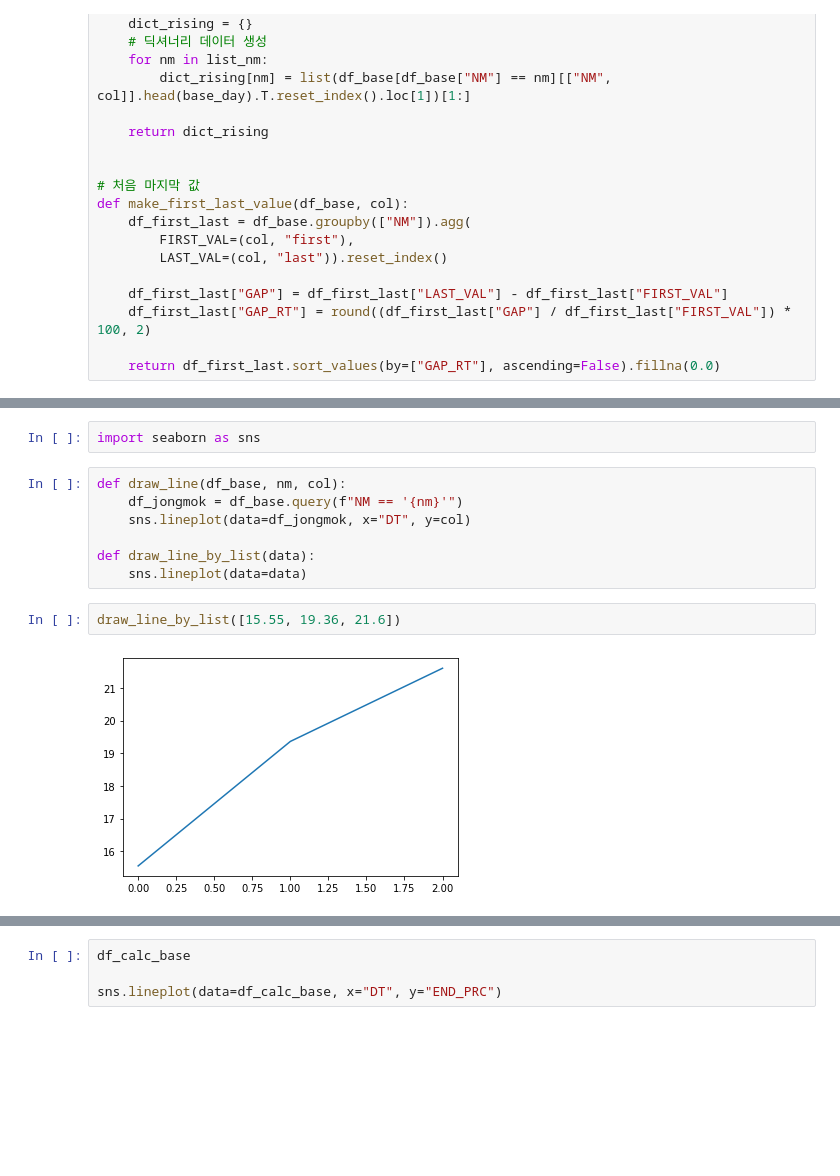
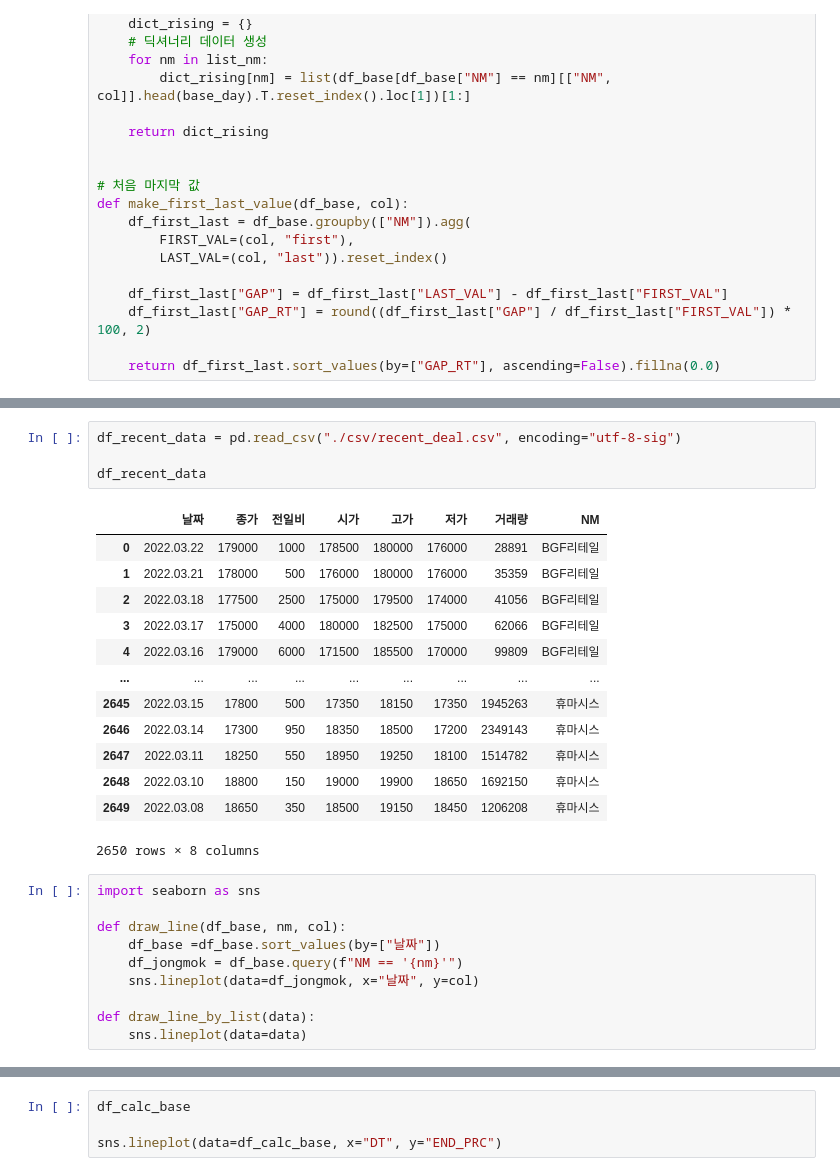
Before and after one commit to etlers/jupyter, a Jupyter notebook: investment/balance_sheet.ipynb, the cells around one changed output, grey strips where cells are left out. Saved outputs shown, nothing was run; the diff lists cells and outputs as text; blank space fills up the shorter version.

```diff
--- a/investment/balance_sheet.ipynb
+++ b/investment/balance_sheet.ipynb
@@ -474,13 +501,28 @@ df_selected[list_columns]
-# %%
-import seaborn as sns
+# %%
+df_recent_data = pd.read_csv("./csv/recent_deal.csv", encoding="utf-8-sig")
+
+df_recent_data
+# %% [output]
+|  | 날짜 | 종가 | 전일비 | 시가 | 고가 | 저가 | 거래량 | NM |
+| 0 | 2022.03.22 | 179000 | 1000 | 178500 | 180000 | 176000 | 28891 | BGF리테일 |
+| 1 | 2022.03.21 | 178000 | 500 | 176000 | 180000 | 176000 | 35359 | BGF리테일 |
+| 2 | 2022.03.18 | 177500 | 2500 | 175000 | 179500 | 174000 | 41056 | BGF리테일 |
+| 3 | 2022.03.17 | 175000 | 4000 | 180000 | 182500 | 175000 | 62066 | BGF리테일 |
+| 4 | 2022.03.16 | 179000 | 6000 | 171500 | 185500 | 170000 | 99809 | BGF리테일 |
+| ... | ... | ... | ... | ... | ... | ... | ... | ... |
+| 2645 | 2022.03.15 | 17800 | 500 | 17350 | 18150 | 17350 | 1945263 | 휴마시스 |
+| 2646 | 2022.03.14 | 17300 | 950 | 18350 | 18500 | 17200 | 2349143 | 휴마시스 |
+| 2647 | 2022.03.11 | 18250 | 550 | 18950 | 19250 | 18100 | 1514782 | 휴마시스 |
+| 2648 | 2022.03.10 | 18800 | 150 | 19000 | 19900 | 18650 | 1692150 | 휴마시스 |
+| 2649 | 2022.03.08 | 18650 | 350 | 18500 | 19150 | 18450 | 1206208 | 휴마시스 |
+2650 rows × 8 columns
 # %%
+import seaborn as sns
+
 def draw_line(df_base, nm, col):
+    df_base =df_base.sort_values(by=["날짜"])
     df_jongmok = df_base.query(f"NM == '{nm}'")
-    sns.lineplot(data=df_jongmok, x="DT", y=col)
+    sns.lineplot(data=df_jongmok, x="날짜", y=col)
 
 def draw_line_by_list(data):
     sns.lineplot(data=data)
-# %%
-draw_line_by_list([15.55, 19.36, 21.6])
-# %% [output]
-[figure, removed]
```
Also changed, not shown: parts of 12 cells of this notebook, 4 other files.
